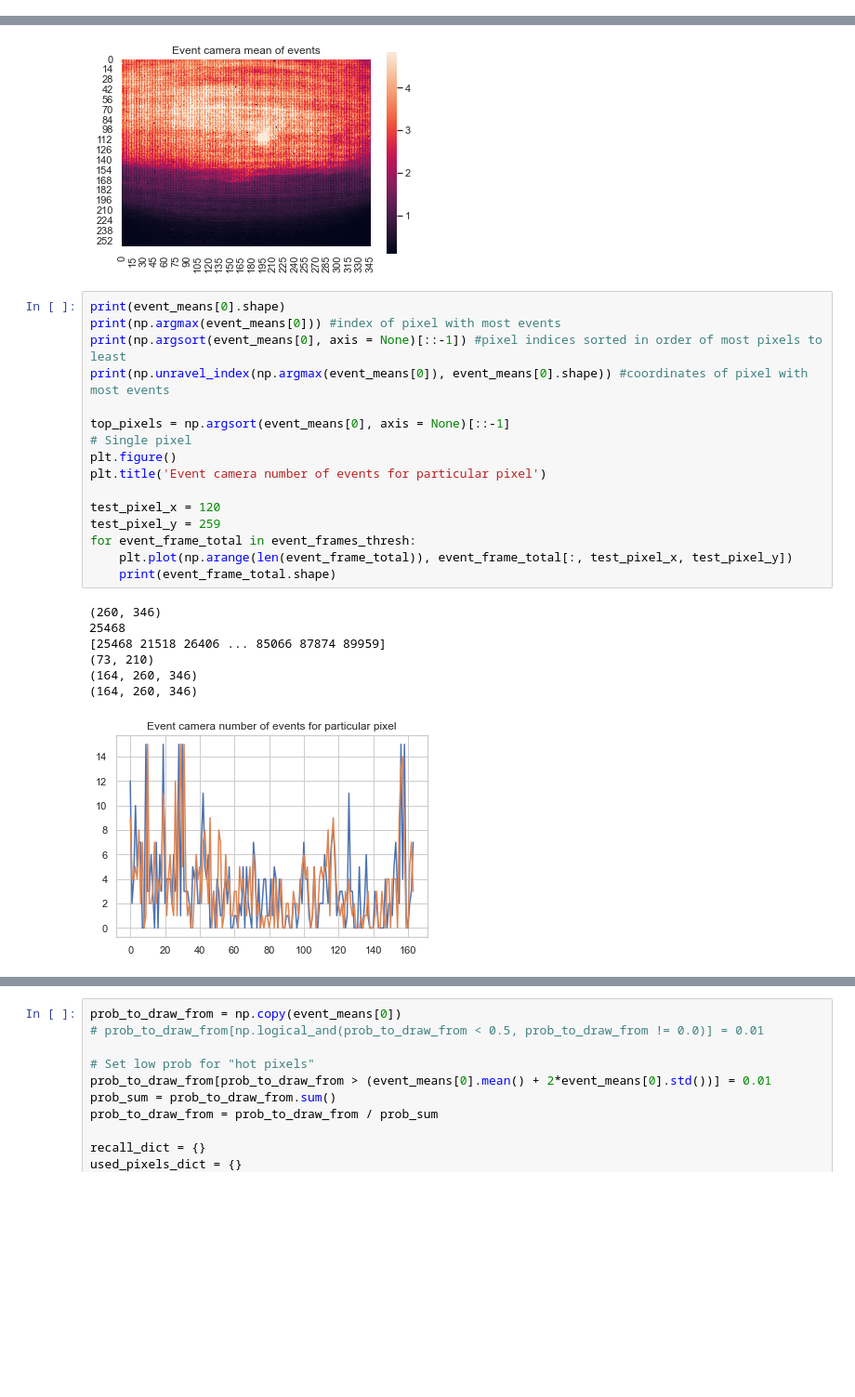
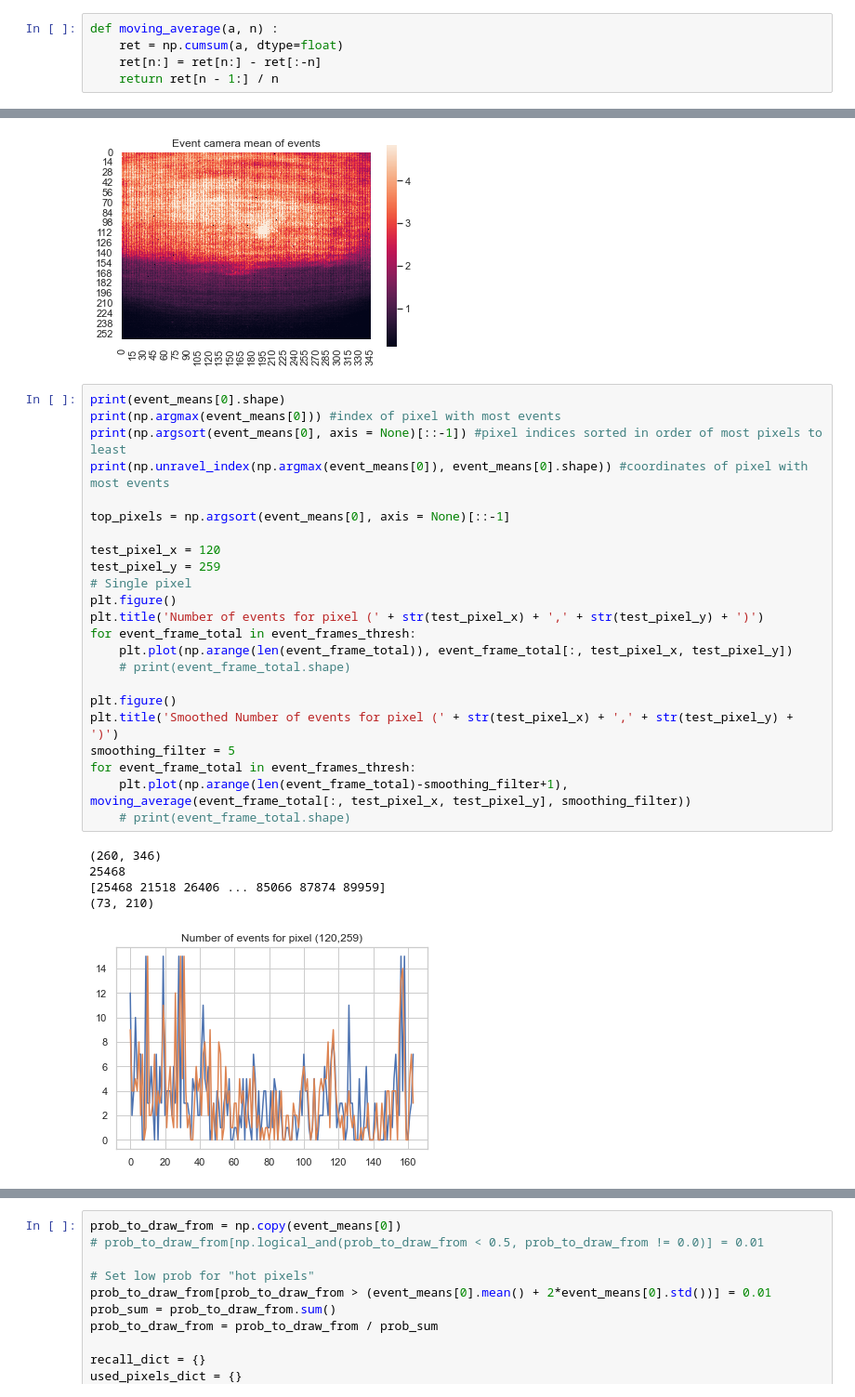
Before and after one commit to rblac5/Event_VPR, a Jupyter notebook: EventVPR_ProfileMatching.ipynb, the cells around one changed output, grey strips where cells are left out. Shown: that part at 93% size. Cells and saved outputs as stored; diff of their text form; blank space fills up the shorter version.

Commit message:
added smoothing to total events plot

```diff
--- a/EventVPR_ProfileMatching.ipynb
+++ b/EventVPR_ProfileMatching.ipynb
@@ -38,6 +38,11 @@ import tonic.transforms as transforms
 # %% [output]
 The autoreload extension is already loaded. To reload it, use:
   %reload_ext autoreload
+# %%
+def moving_average(a, n) :
+    ret = np.cumsum(a, dtype=float)
+    ret[n:] = ret[n:] - ret[:-n]
+    return ret[n - 1:] / n
 # %%
 # Load event stream
 event_data_processed = np.load("Event_processed_1sec_bin.npz")
@@ -99,24 +104,29 @@ sns.heatmap(event_means[0], robust=True, square=True, cbar=True)
 # %%
 print(event_means[0].shape)
 print(np.argmax(event_means[0])) #index of pixel with most events
 print(np.argsort(event_means[0], axis = None)[::-1]) #pixel indices sorted in order of most pixels to least
 print(np.unravel_index(np.argmax(event_means[0]), event_means[0].shape)) #coordinates of pixel with most events
 
 top_pixels = np.argsort(event_means[0], axis = None)[::-1]
-# Single pixel
-plt.figure()
-plt.title('Event camera number of events for particular pixel')
 
 test_pixel_x = 120
 test_pixel_y = 259
+# Single pixel
+plt.figure()
+plt.title('Number of events for pixel (' + str(test_pixel_x) + ',' + str(test_pixel_y) + ')')
 for event_frame_total in event_frames_thresh:
     plt.plot(np.arange(len(event_frame_total)), event_frame_total[:, test_pixel_x, test_pixel_y])
-    print(event_frame_total.shape)
+    # print(event_frame_total.shape)
+
+plt.figure()
+plt.title('Smoothed Number of events for pixel (' + str(test_pixel_x) + ',' + str(test_pixel_y) + ')')
+smoothing_filter = 5
+for event_frame_total in event_frames_thresh:
+    plt.plot(np.arange(len(event_frame_total)-smoothing_filter+1), moving_average(event_frame_total[:, test_pixel_x, test_pixel_y], smoothing_filter))
+    # print(event_frame_total.shape)
 # %% [output]
 (260, 346)
 25468
 [25468 21518 26406 ... 85066 87874 89959]
 (73, 210)
-(164, 260, 346)
-(164, 260, 346)
-[figure, old version]
+[figure, new version]
```
Also changed, not shown: parts of 4 cells of this notebook, 2 other files.
